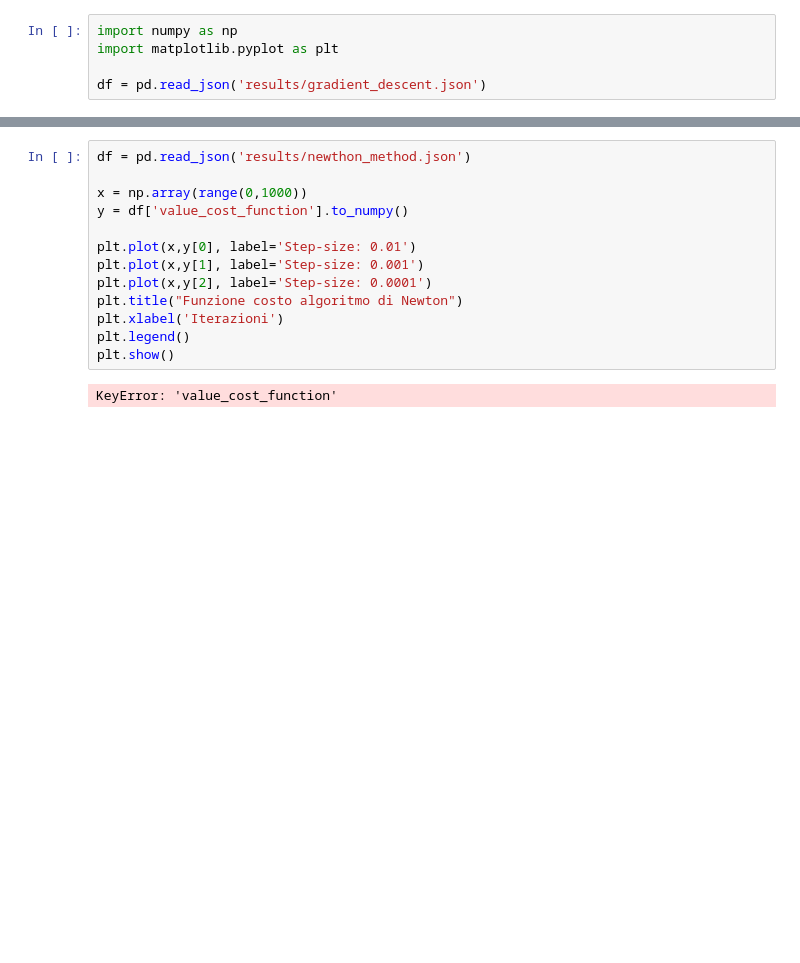
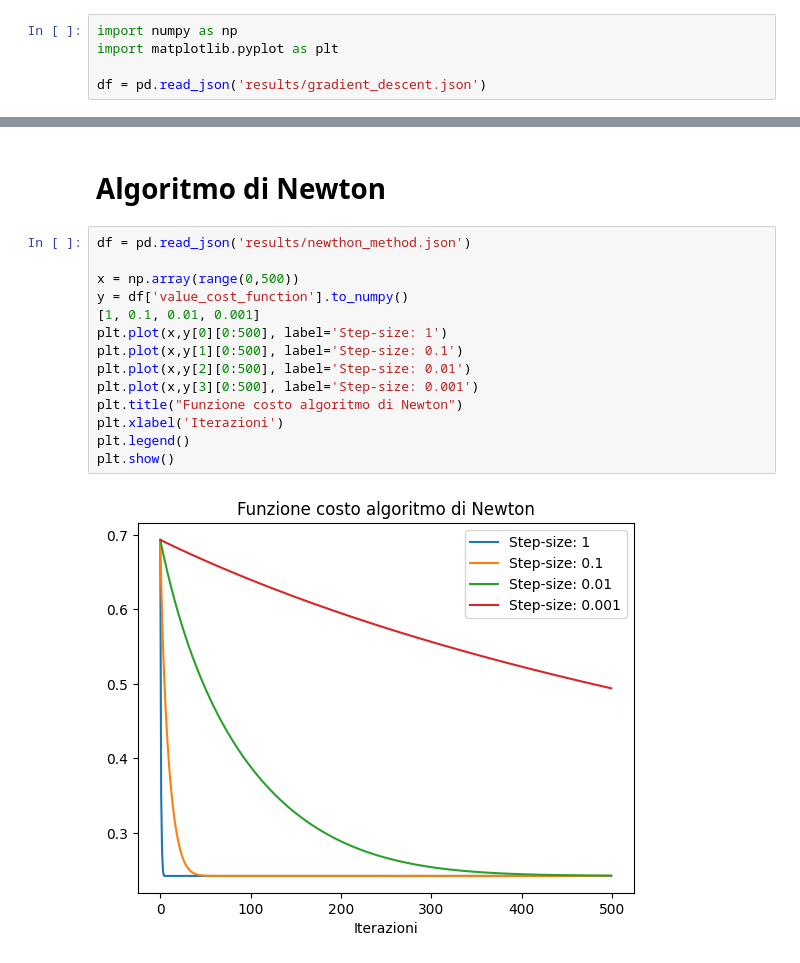
Before and after one commit to zAle711/progetto-Signal-Processing, a Jupyter notebook: results.ipynb, the cells around one changed output, grey strips where cells are left out. Saved outputs shown, nothing was run; the diff lists cells and outputs as text; blank space fills up the shorter version.

```diff
--- a/results.ipynb
+++ b/results.ipynb
@@ -83,15 +70,18 @@ Accuracy Score sul TRAIN SET: 0.8865916320039149 Accuracy Score sul TEST SET: 0.
+# %% [markdown]
+# Algoritmo di Newton
 # %%
 df = pd.read_json('results/newthon_method.json')
 
-x = np.array(range(0,1000))
+x = np.array(range(0,500))
 y = df['value_cost_function'].to_numpy()
-
-plt.plot(x,y[0], label='Step-size: 0.01')
-plt.plot(x,y[1], label='Step-size: 0.001')
-plt.plot(x,y[2], label='Step-size: 0.0001')
+[1, 0.1, 0.01, 0.001]
+plt.plot(x,y[0][0:500], label='Step-size: 1')
+plt.plot(x,y[1][0:500], label='Step-size: 0.1')
+plt.plot(x,y[2][0:500], label='Step-size: 0.01')
+plt.plot(x,y[3][0:500], label='Step-size: 0.001')
 plt.title("Funzione costo algoritmo di Newton")
 plt.xlabel('Iterazioni')
 plt.legend()
 plt.show()
 # %% [output]
-KeyError: 'value_cost_function'
+[figure, added]
```
Also changed, not shown: parts of 8 cells of this notebook, 4 other files.
